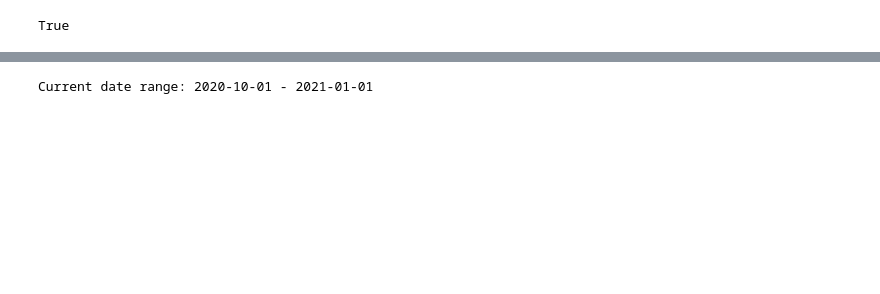
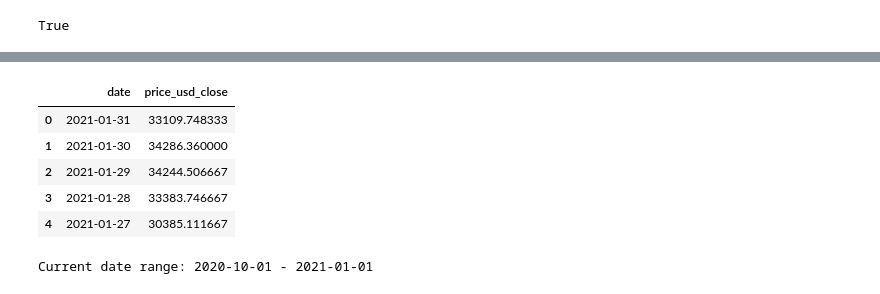
Before and after one commit to nospmah/fintech.group_project, a Jupyter notebook: reports/analysis.ipynb, the cells around one changed output, grey strips where cells are left out. Drawn from its saved outputs; the diff is of its cells as text; code cells hidden in the pictures; blank space fills up the shorter version.

```diff
--- a/reports/analysis.ipynb
+++ b/reports/analysis.ipynb
@@ -401,0 +418,20 @@ def mvrv_price_plot():
+# %%
+def get_btc_price1():
+
+    load_dotenv()
+    access_token = os.getenv("COIN_API")
+    headers = { 'Authorization': 'Bearer ' + access_token }
+    BTC_price_data = "https://api.cryptoquant.com/v1/btc/market-data/price-usd?window=day&from=20150101&limit=100000"
+    response_btc = requests.get(BTC_price_data, headers=headers)
+
+    price_data_raw = response_btc.json()
+
+    BTC_price_df = pd.DataFrame(data=price_data_raw['result']['data'])
+    BTC_price_df = BTC_price_df.drop(['price_usd_high','price_usd_low','price_usd_open'], axis = 1)
+    BTC_price_df['date'] = pd.to_datetime(BTC_price_df['date'])
+    BTC_price_df['price_usd_close'] = BTC_price_df['price_usd_close'].astype(str).astype('float64')
+
+    BTC_price_df = BTC_price_df.dropna()
+    #btc_plot = BTC_price_df.hvplot(x='date',y='price_usd_close',sort_date = True)
+
+    return BTC_price_df
@@ -401,0 +449,11 @@ def mvrv_price_plot():
+# %%
+    BTC_price_df = get_btc_price1() #pd.DataFrame(data=puell_data['result']['data'])
+    #puell_df['date']=pd.to_datetime(puell_df['date'])
+    BTC_price_df.head()
+# %% [output]
+|  | date | price_usd_close |
+| 0 | 2021-01-31 | 33109.748333 |
+| 1 | 2021-01-30 | 34286.360000 |
+| 2 | 2021-01-29 | 34244.506667 |
+| 3 | 2021-01-28 | 33383.746667 |
+| 4 | 2021-01-27 | 30385.111667 |
```
Also changed, not shown: parts of 7 cells of this notebook.
